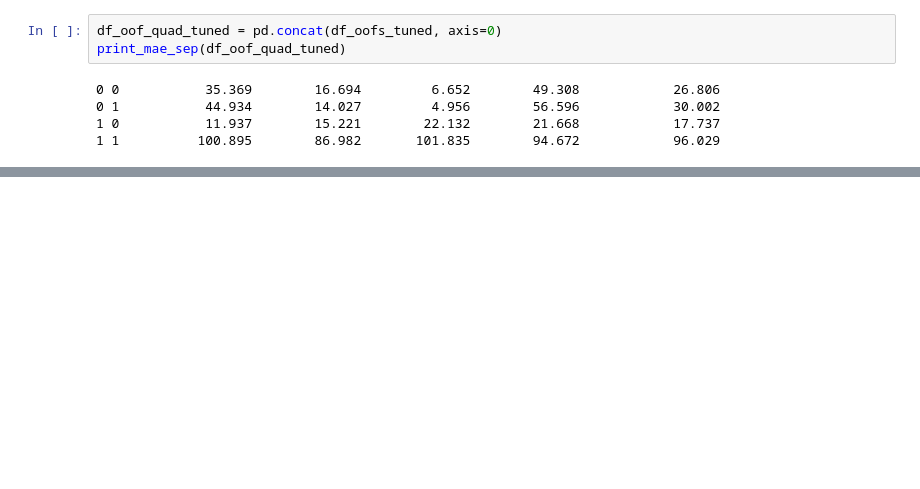
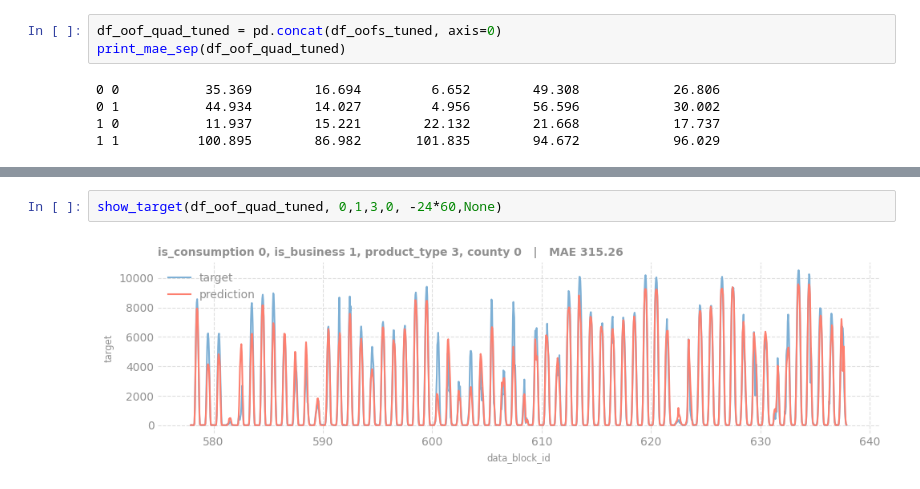
Before and after one commit to Alex0018/KaggleEnefit2024, a Jupyter notebook: tuned_solution.ipynb, the cells around one changed output, grey strips where cells are left out. Drawn from its saved outputs; the diff is of its cells as text; blank space fills up the shorter version.

```diff
--- a/tuned_solution.ipynb
+++ b/tuned_solution.ipynb
@@ -318,0 +400,4 @@ print_mae_sep(df_oof_quad_tuned)
+# %%
+show_target(df_oof_quad_tuned, 0,1,3,0, -24*60,None)
+# %% [output]
+[figure, added]
```
Also changed, not shown: parts of 16 cells of this notebook, 1 other file.
